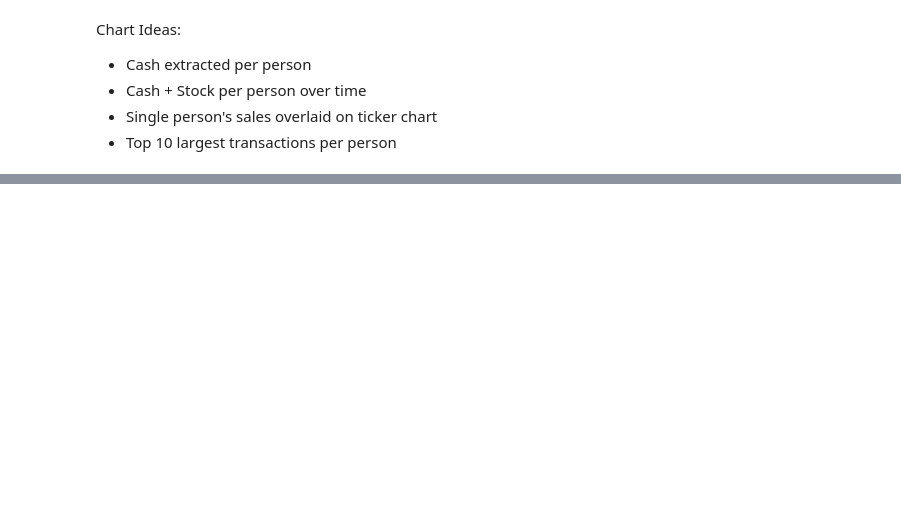
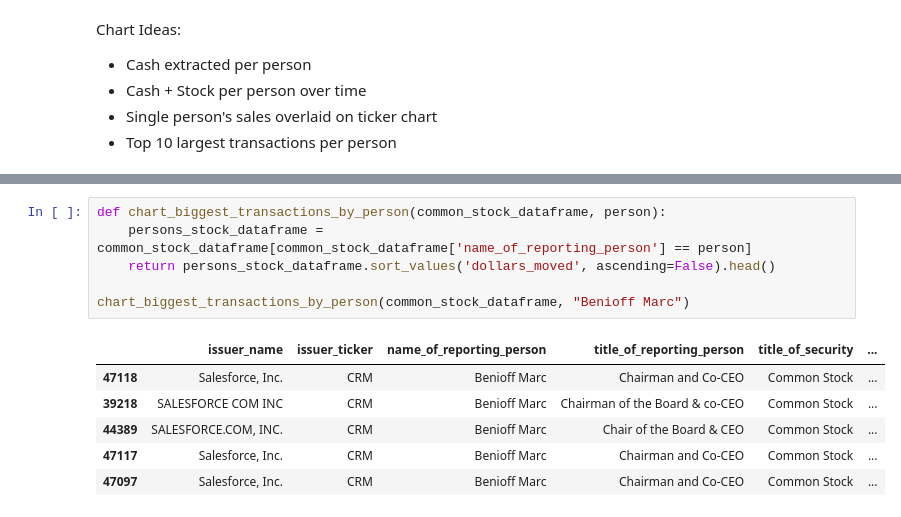
Before and after one commit to khalidelassaad/sec-jupyter, a Jupyter notebook: sec-api.ipynb, the cells around one changed output, grey strips where cells are left out. Drawn from its saved outputs; the diff is of its cells as text; blank space fills up the shorter version.

```diff
--- a/sec-api.ipynb
+++ b/sec-api.ipynb
@@ -616,0 +643,13 @@ Chart Ideas:
+# %%
+def chart_biggest_transactions_by_person(common_stock_dataframe, person):
+    persons_stock_dataframe = common_stock_dataframe[common_stock_dataframe['name_of_reporting_person'] == person]
+    return persons_stock_dataframe.sort_values('dollars_moved', ascending=False).head()
+
+chart_biggest_transactions_by_person(common_stock_dataframe, "Benioff Marc")
+# %% [output]
+|  | issuer_name | issuer_ticker | name_of_reporting_person | title_of_reporting_person | title_of_security | ... |
+| 47118 | Salesforce, Inc. | CRM | Benioff Marc | Chairman and Co-CEO | Common Stock | ... |
+| 39218 | SALESFORCE COM INC | CRM | Benioff Marc | Chairman of the Board & co-CEO | Common Stock | ... |
+| 44389 | SALESFORCE.COM, INC. | CRM | Benioff Marc | Chair of the Board & CEO | Common Stock | ... |
+| 47117 | Salesforce, Inc. | CRM | Benioff Marc | Chairman and Co-CEO | Common Stock | ... |
+| 47097 | Salesforce, Inc. | CRM | Benioff Marc | Chairman and Co-CEO | Common Stock | ... |
```
Also changed, not shown: parts of 5 cells of this notebook.
